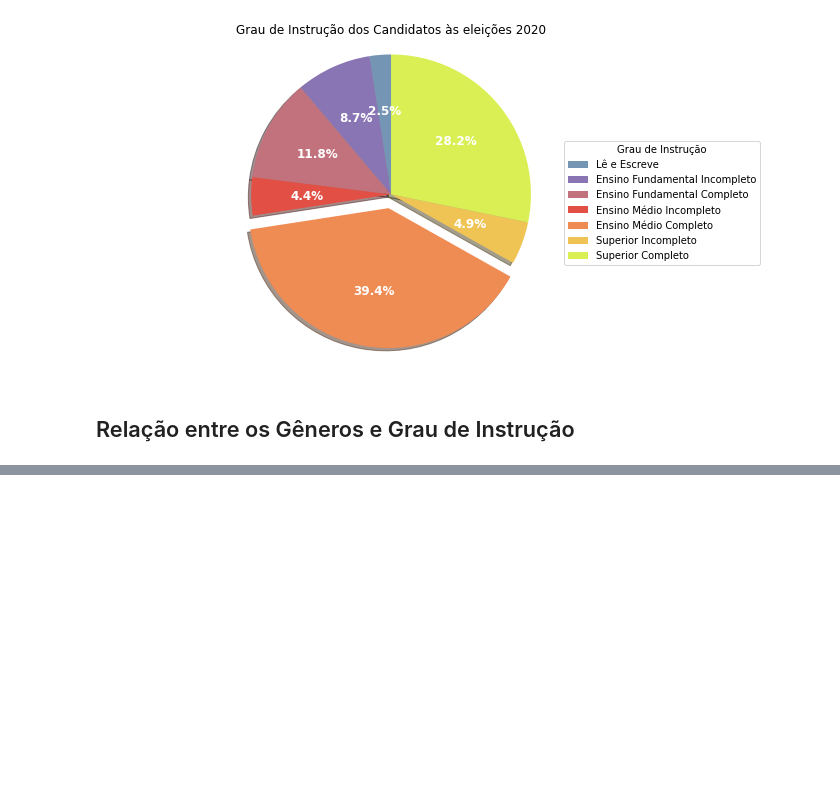
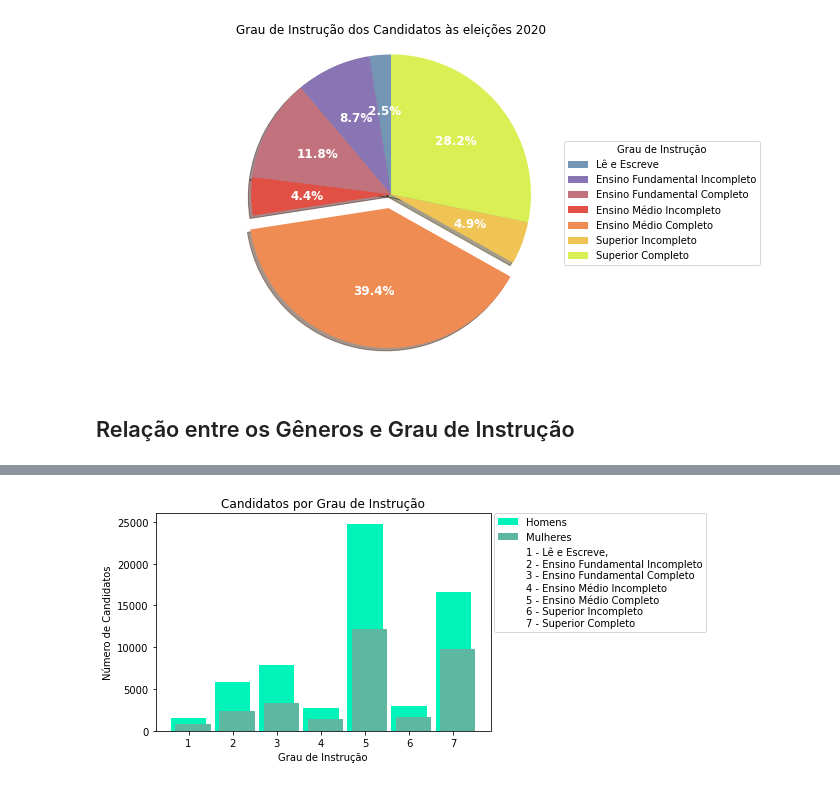
Before and after one commit to EvandroRBR/perfil-candidatos-eleicoes-2020, a Jupyter notebook: perfil-candidatos-eleicoes-2020.ipynb, the cells around one changed output, grey strips where cells are left out. Cells and saved outputs as stored; diff of their text form; code cells hidden in the pictures; blank space fills up the shorter version.

Commit message:
Adding school level by gender

```diff
--- a/perfil-candidatos-eleicoes-2020.ipynb
+++ b/perfil-candidatos-eleicoes-2020.ipynb
@@ -11,7 +11,7 @@ import matplotlib as mpl
 # %% [markdown]
 ### Importação dos dados e seleção das colunas
 # %%
-data = pd.read_csv('/home/raque/consulta_cand_2020_SP.csv', sep=';', encoding='ISO-8859-1')
+data = pd.read_csv('/home/evandro/projetos/perfil-candidatos-eleicoes-2020/consulta_cand_2020_SP.csv', sep=';', encoding='ISO-8859-1')
 # %%
 required_columns = ['DS_CARGO', 'CD_GENERO', 'DS_GENERO', 'CD_GRAU_INSTRUCAO', 'DS_GRAU_INSTRUCAO']
 # %%
@@ -201,0 +245,27 @@ plt.legend(bbox_to_anchor=(1.01, 1), loc='upper left', borderaxespad=0.)
+# %%
+x1 = [1, 2, 3, 4, 5, 6, 7]
+x2 = [1.1, 2.1, 3.1, 4.1, 5.1, 6.1, 7.1]
+x3 = [1]
+
+y1 = [(int(male_read_write[0])), (int(male_elementary_inc[0])), (int(male_elementary_comp[0])), (int(male_high_school_inc[0])), (int(male_high_school_comp[0])), (int(male_university_inc[0])), (int(male_university_comp[0])), ]
+y2 = [(int(female_read_write[0])), (int(female_elementary_inc[0])), (int(female_elementary_comp[0])), (int(female_high_school_inc[0])), (int(female_high_school_comp[0])), (int(female_university_inc[0])), (int(female_university_comp[0])) ]
+y3 = [1]
+
+plt.title('Candidatos por Grau de Instrução')
+plt.xlabel('Grau de Instrução')
+plt.ylabel('Número de Candidatos')
+
+plt.bar(x1, y1, label = 'Homens', color='#00F3B9')
+plt.bar(x2, y2, label = 'Mulheres', color='#5DB7A1')
+plt.bar(x3, y3, label = '''1 - Lê e Escreve,
+2 - Ensino Fundamental Incompleto
+3 - Ensino Fundamental Completo
+4 - Ensino Médio Incompleto
+5 - Ensino Médio Completo
+6 - Superior Incompleto
+7 - Superior Completo''', color='#fff')
+plt.legend(bbox_to_anchor=(1.01, 1), loc='upper left', borderaxespad=0.)
+
+plt.show()
+# %% [output]
+[figure, added]
```
Also changed, not shown: parts of 2 cells of this notebook, 2 other files.
